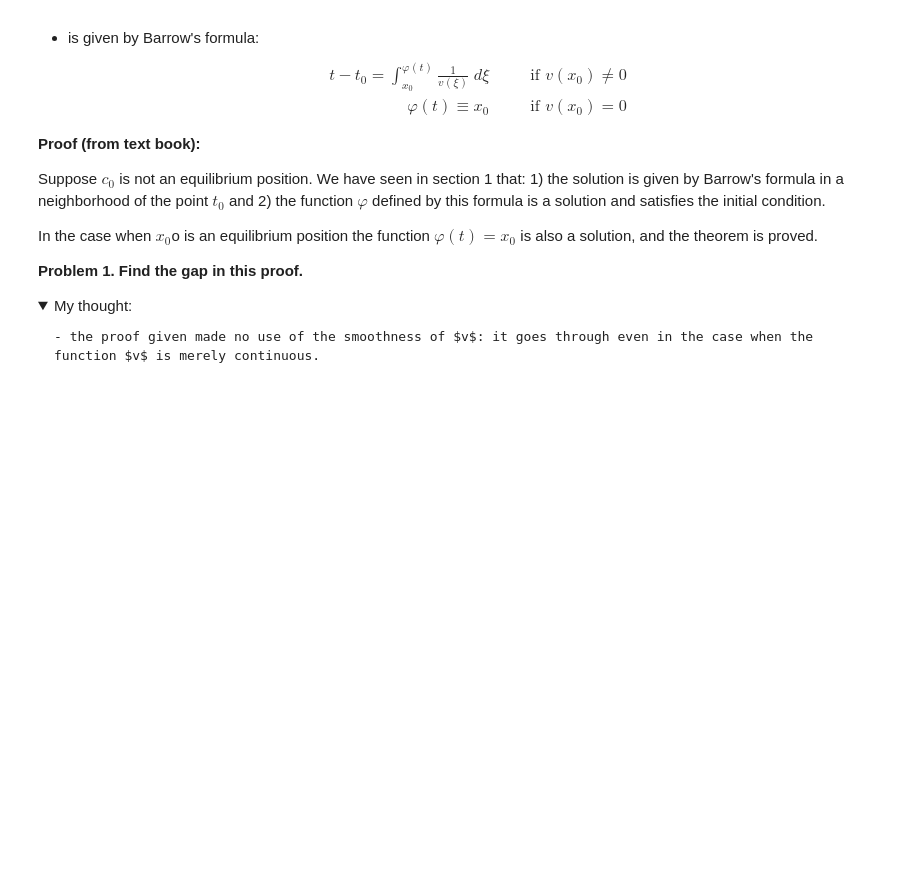
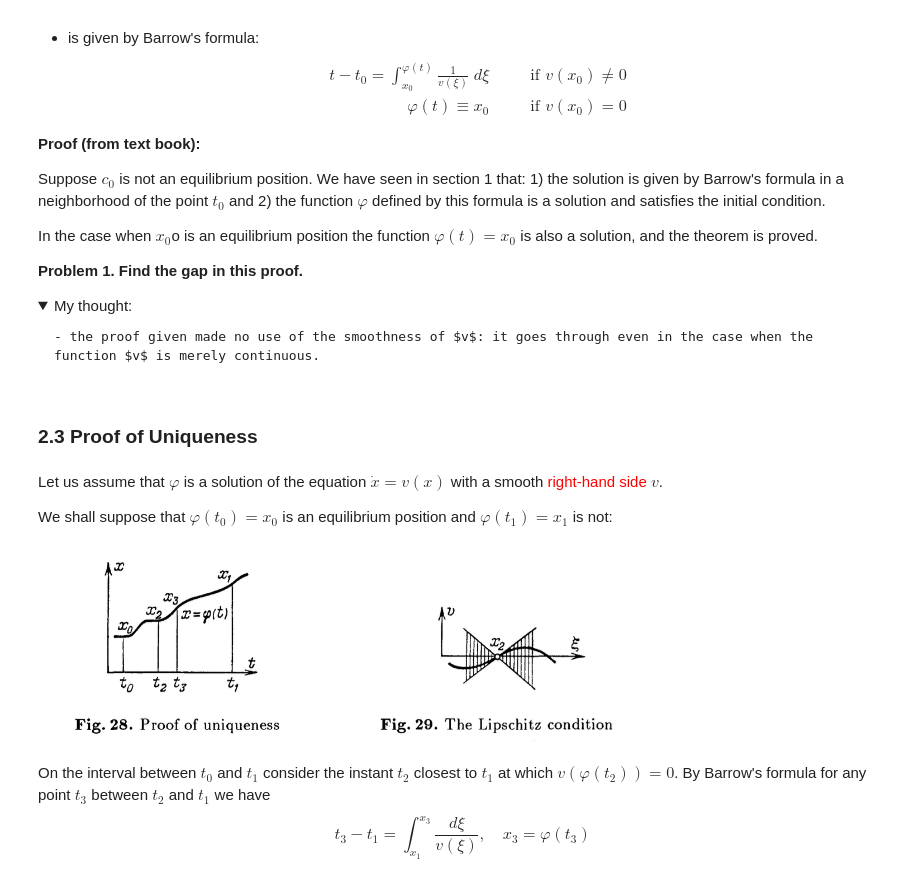
Before and after one commit to Liiiiyuxuan/randomath, a Jupyter notebook: ODE/ode.ipynb, the cells around one changed output. Saved outputs shown, nothing was run; the diff lists cells and outputs as text; code cells hidden in the pictures; folded sections open; blank space fills up the shorter version.

```diff
--- a/ODE/ode.ipynb
+++ b/ODE/ode.ipynb
@@ -116,3 +116,19 @@ In the case when $x_0$o is an equilibrium position the function $\varphi(t) = x_
     - the proof given made no use of the smoothness of $v$: it goes through even in the case when the function $v$ is merely continuous.
 
 </details>
+# %% [markdown]
+### 2.3 Proof of Uniqueness
+# %% [markdown]
+Let us assume that $\varphi$ is a solution of the equation $\dot{x} = v(x)$ with a smooth <font color=red>right-hand side</font> $v$.
+
+We shall suppose that $\varphi(t_0) = x_0$ is an equilibrium position and $\varphi(t_1) = x_1$ is not:
+# %%
+from IPython.display import Image
+display(Image(filename='fig28&29.png', width=600, height=300))
+# %% [output]
+[figure, added]
+# %% [markdown]
+On the interval between $t_0$ and $t_1$ consider the instant $t_2$ closest to $t_1$ at which $v( \varphi(t_2)) = 0$. By Barrow's formula for any point $t_3$ between $t_2$ and $t_1$ we have
+\begin{equation*}
+    t_3 - t_1 = \int_{x_1}^{x_3} \frac{d \xi}{v(\xi)}, \quad x_3 = \varphi(t_3)
+\end{equation*}
```
Also changed, not shown: 1 other file.
